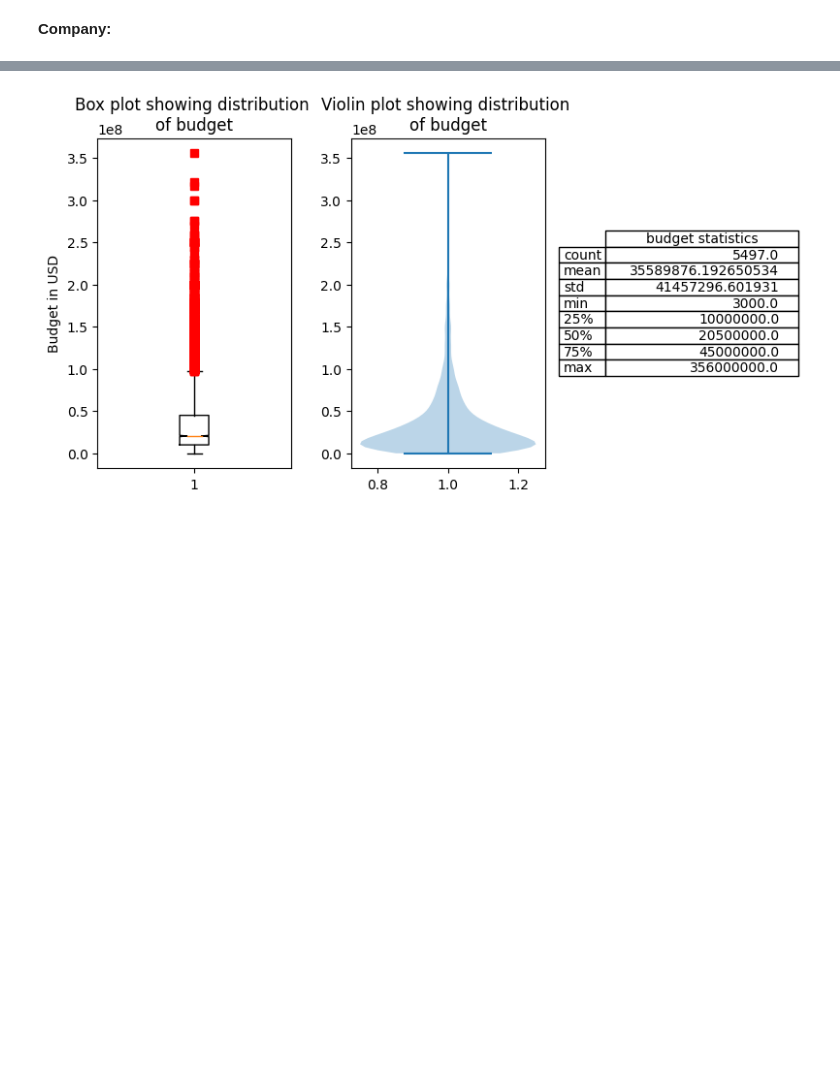
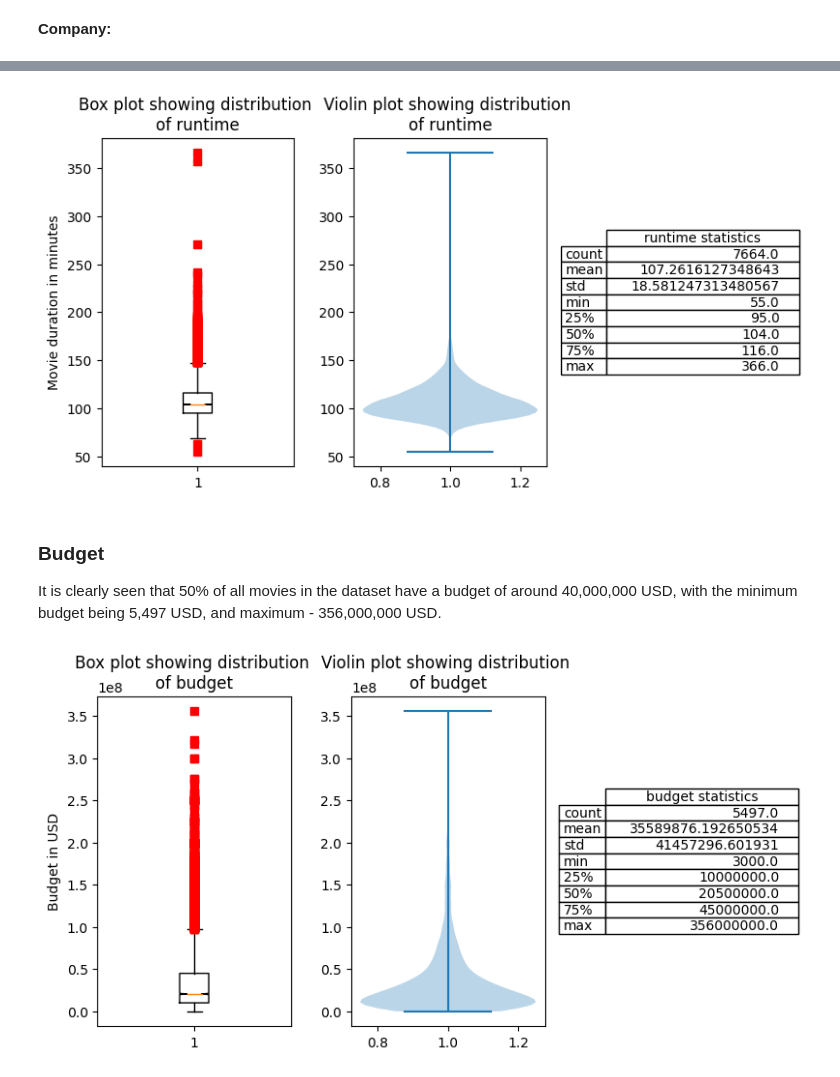
Before and after one commit to dchicasduena/COMP3400_Project, a Jupyter notebook: Project.ipynb, the cells around one changed output, grey strips where cells are left out. Cells and saved outputs as stored; diff of their text form; code cells hidden in the pictures; blank space fills up the shorter version.

```diff
--- a/Project.ipynb
+++ b/Project.ipynb
@@ -234,6 +221,0 @@ plt.show()
-# %%
-fig, ax = plt.subplots()
-ax.violinplot(gross.dropna())
-ax.set_title("Violin plot showing distribution \nof how much movies grossed. \nThe average amount of money made \nis 20,205,757 $.")
-ax.set(ylabel='Money earned in USD')
-plt.show()
@@ -249,22 +223,0 @@ Not much to consider here as all the outliers have been checked and are legitima
-# %%
-runtime = pd.DataFrame(data = movies['runtime'].dropna())
-
-fig, ax = plt.subplots(1,3,figsize=(8,4))
-
-fig.tight_layout() #spaces out the plots
-
-#Box plot
-ax[0].boxplot(runtime.dropna(),1,'rs')
-ax[0].set_title("Box plot showing \ndistribution of runtime")
-ax[0].set(ylabel="Movie Duration (min)")
-
-#Violin plot
-ax[1].violinplot(runtime)
-ax[1].set_title("Violin plot showing \ndistribution of runtime")
-
-#Table
-ax[2].set_axis_off()
-rows = ['count', 'mean', 'std', 'min','25%','50%','75%','max']
-ax[2].table(cellText = runtime.describe().values.tolist(), rowLabels=rows, colLabels=["Runtime statistics"], loc='center')
-
-plt.show()
@@ -296,3 +255,15 @@ def num_plot(data, var_name, ylabel):
+# %%
+data_runtime = movies['runtime']
+title_runtime = 'runtime'
+ylabel_runtime = "Movie duration in minutes"
+
+num_plot(data_runtime, title_runtime, ylabel_runtime)
+# %% [output]
+[figure, added]
+# %% [markdown]
+### Budget
+
+It is clearly seen that 50% of all movies in the dataset have a budget of around 40,000,000 USD, with the minimum budget being 5,497 USD, and maximum - 356,000,000 USD.
 # %%
 data = movies['budget']
 title = 'budget'
```
Also changed, not shown: parts of 16 cells of this notebook.
